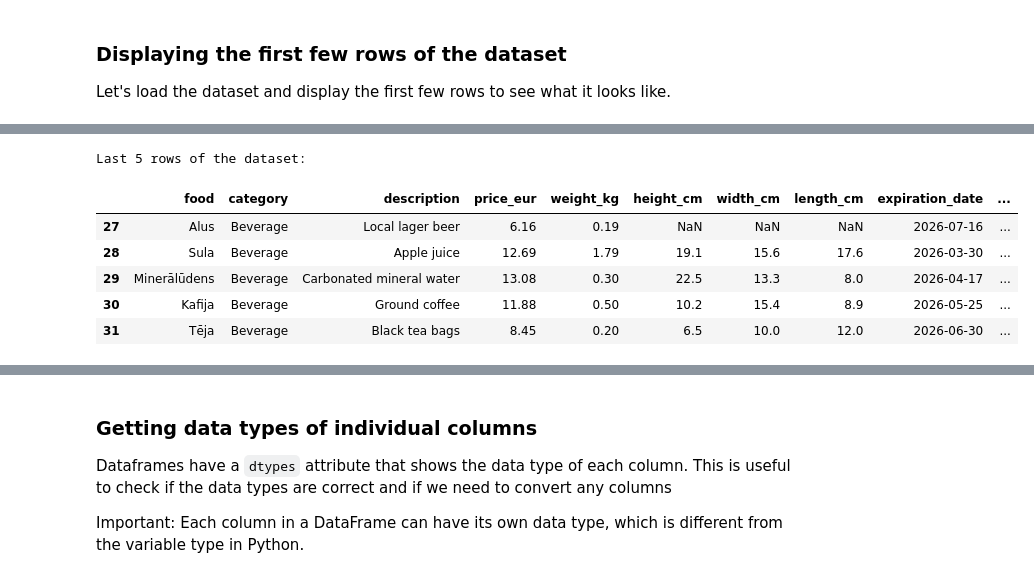
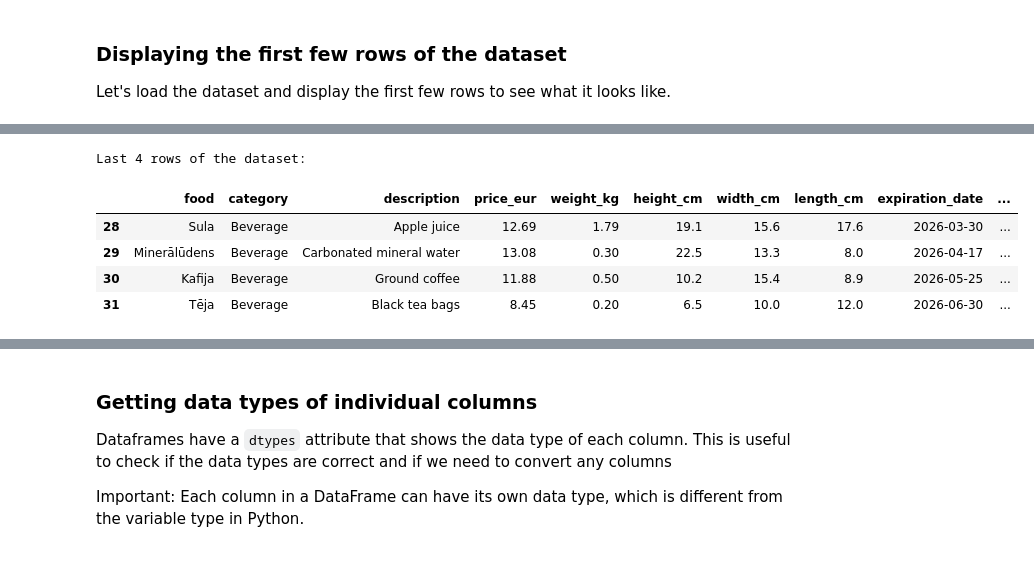
Before and after one commit to ValRCS/RTU_Data_Analysis_Visualization_CPD, a Jupyter notebook: notebooks/day1_big_picture_intro.ipynb, the cells around one changed output, grey strips where cells are left out. Cells and saved outputs as stored; diff of their text form; code cells hidden in the pictures.

```diff
--- a/notebooks/day1_big_picture_intro.ipynb
+++ b/notebooks/day1_big_picture_intro.ipynb
@@ -798,12 +833,11 @@ First 5 rows of the dataset:
 | 4 | Skābais krējums | Dairy | Sour cream | 5.16 | 1.92 | 17.6 | 9.0 | 9.9 | 2026-02-22 | ... |
 # %%
 # let's see tail of our dataframe
-print("Last 5 rows of the dataset:")
-df.tail()
+print("Last 4 rows of the dataset:")
+df.tail(4) # we can supply number to head as well so 5 is default
 # %% [output]
-Last 5 rows of the dataset:
+Last 4 rows of the dataset:
 |  | food | category | description | price_eur | weight_kg | height_cm | width_cm | length_cm | expiration_date | ... |
-| 27 | Alus | Beverage | Local lager beer | 6.16 | 0.19 | NaN | NaN | NaN | 2026-07-16 | ... |
 | 28 | Sula | Beverage | Apple juice | 12.69 | 1.79 | 19.1 | 15.6 | 17.6 | 2026-03-30 | ... |
 | 29 | Minerālūdens | Beverage | Carbonated mineral water | 13.08 | 0.30 | 22.5 | 13.3 | 8.0 | 2026-04-17 | ... |
 | 30 | Kafija | Beverage | Ground coffee | 11.88 | 0.50 | 10.2 | 15.4 | 8.9 | 2026-05-25 | ... |
```
Also changed, not shown: parts of 13 cells of this notebook.
